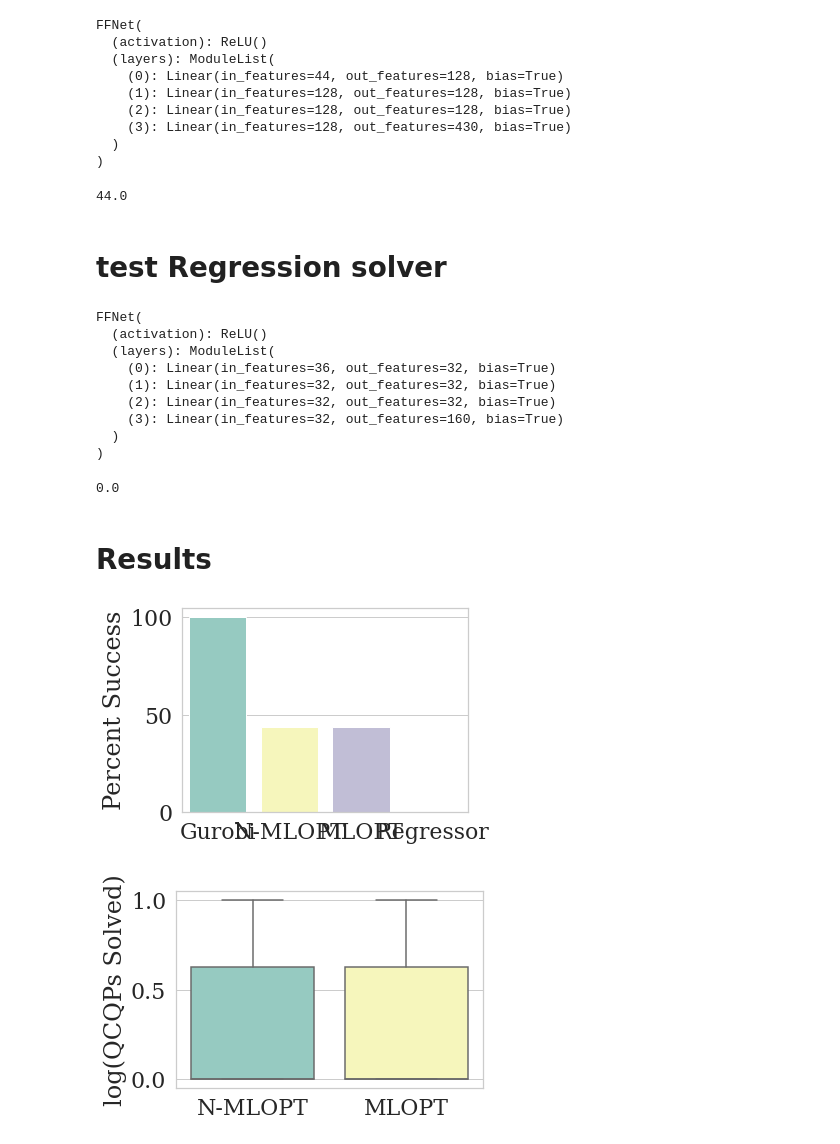
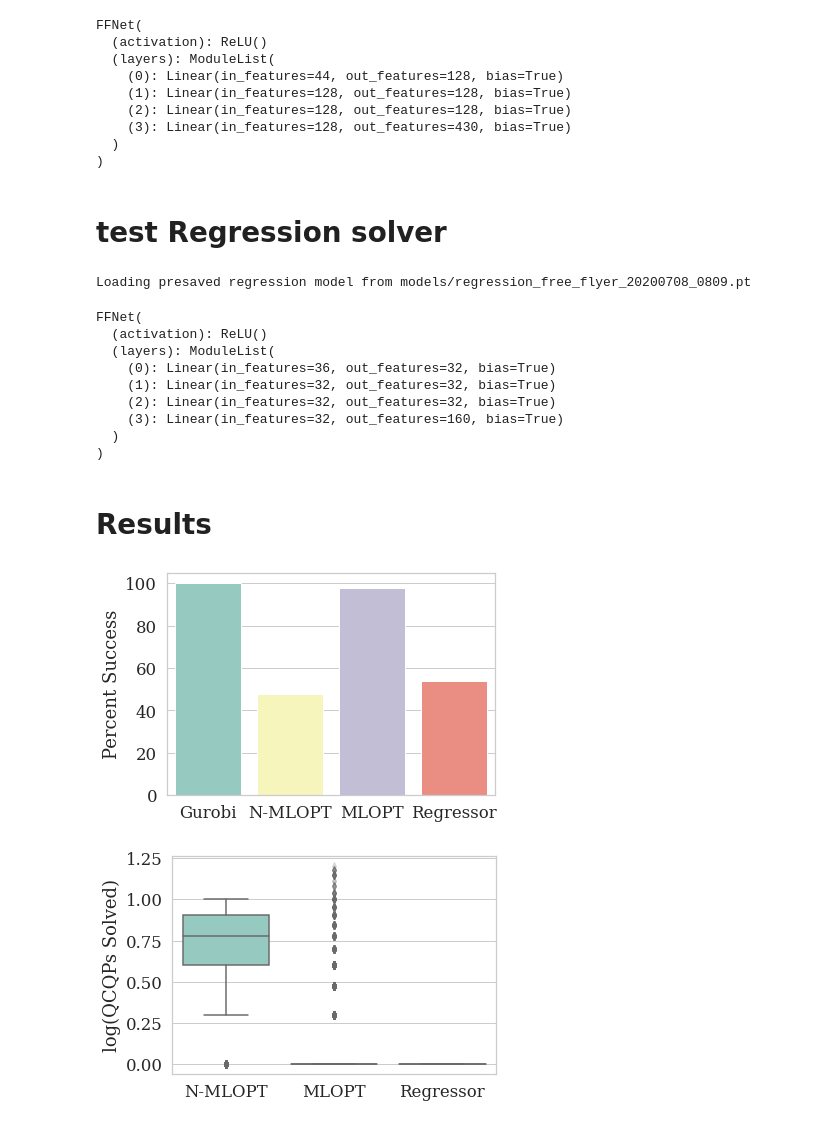
Before and after one commit to StanfordASL/CoCo, a Jupyter notebook: free_flyer_dev.ipynb, the cells around one changed output. Saved outputs shown, nothing was run; the diff lists cells and outputs as text; code cells hidden in the pictures.

Commit message:
Adding in plotting results for free-flyer

```diff
--- a/free_flyer_dev.ipynb
+++ b/free_flyer_dev.ipynb
@@ -181,6 +180,7 @@ print(mlopt_ts_obj.model_fn)
 # %%
 n_succ = 0
 count = 0
+gurobi_mlopt_fail = 0
 
 costs_mlopt = []
 total_time_mlopt = []
@@ -192,13 +192,15 @@ total_time_ip = []
 num_solves_ip = []
 
 for ii in range(n_test):
+    if ii % 1000 == 0:
+        print('{} / {}'.format(ii,n_test))
     prob_params = {}
-    p_test = test_data[0]
     for k in p_test.keys():
         prob_params[k] = p_test[k][ii]
 
     try:
-        prob_success, cost, total_time, n_evals = mlopt_obj.forward(prob_params)
+        prob_success, cost, total_time, n_evals = mlopt_ts_obj.forward(prob_params)
+
 
         count += 1
         if prob_success:
@@ -213,6 +215,8 @@ for ii in range(n_test):
 
             cost_ratios_mlopt += [cost / true_cost]
     except:
+        print('Solver failed at {}'.format(ii))
+        gurobi_mlopt_fail += 1
         continue
 
 costs_mlopt = np.array(costs_mlopt)
@@ -226,8 +230,6 @@ num_solves_ip = np.array(num_solves_ip, dtype=int)
 
 mlopt_percentage = 100 * float(n_succ) / float(count)
 mlopt_percentage
-# %% [output]
-44.0
 # %% [markdown]
 # test Regression solver
 # %%
@@ -242,20 +244,24 @@ reg_obj.construct_strategies(n_features, train_data)
 # %%
 reg_obj.setup_network()
 
+fn_saved = 'models/regression_free_flyer_20200708_0809.pt'
+reg_obj.load_network(fn_saved)
+
 reg_obj.model
 # %% [output]
-FFNet(
-  (activation): ReLU()
-  (layers): ModuleList(
-    (0): Linear(in_features=36, out_features=32, bias=True)
-    (1): Linear(in_features=32, out_features=32, bias=True)
-    (2): Linear(in_features=32, out_features=32, bias=True)
-    (3): Linear(in_features=32, out_features=160, bias=True)
-  )
-)
+Loading presaved regression model from models/regression_free_flyer_20200708_0809.pt
+FFNet(
+  (activation): ReLU()
+  (layers): ModuleList(
+    (0): Linear(in_features=36, out_features=32, bias=True)
+    (1): Linear(in_features=32, out_features=32, bias=True)
+    (2): Linear(in_features=32, out_features=32, bias=True)
+    (3): Linear(in_features=32, out_features=160, bias=True)
+  )
+)
 # %%
 mlopt_obj.training_params['TRAINING_ITERATIONS'] = 500
-reg_obj.train()
+reg_obj.train(verbose=False)
 print(reg_obj.model_fn)
 # %%
 n_succ = 0
@@ -269,7 +275,6 @@ cost_ratios_reg = []
 
 for ii in range(n_test):
     prob_params = {}
-    p_test = test_data[0]
     for k in p_test.keys():
         prob_params[k] = p_test[k][ii]
 
@@ -295,20 +300,20 @@ num_solves_reg = np.array(num_solves_reg, dtype=int)
 
 reg_percentage = 100 * float(n_succ) / float(count)
 reg_percentage
-# %% [output]
-0.0
 # %% [markdown]
 # Results
 # %%
 import math
 import seaborn as sns
-sns.set(font_scale=2., font="serif", style="whitegrid")
+sns.set(font_scale=1.5, font="serif", style="whitegrid")
 import pandas as pd
+
+flierprops = {'alpha':0.2}
 # %%
 results = {'Gurobi':[100.], 'N-MLOPT':[mlopt_naive_percentage], 'MLOPT':[mlopt_percentage], 'Regressor':[reg_percentage]}
 results = pd.DataFrame(results)
 
-ax1 = sns.barplot(data=results, palette="Set3")
+ax1 = sns.barplot(data=results, palette="Set3", label='small')
 ax1.set(xlabel="", ylabel="Percent Success")
 
 plt.tight_layout()
@@ -316,19 +321,22 @@ plt.tight_layout()
 figure = ax1.get_figure()
 # # figure.savefig("loss.pdf")
 # %% [output]
-[figure, old version]
+[figure, new version]
 # %%
-results = {'N-MLOPT':np.log10(num_solves_naive_mlopt), \
-          'MLOPT':np.log10(num_solves_mlopt)} #, 'Regressor':np.log10(num_solves_reg)}
+results = {}
+results['Policy'] = ['N-MLOPT']*len(num_solves_naive_mlopt) + \
+    ['MLOPT']*len(num_solves_mlopt) + ['Regressor']*len(num_solves_reg)
+results['Solves'] = np.hstack((np.log10(num_solves_naive_mlopt), \
+    np.log10(num_solves_mlopt), np.log10(num_solves_reg)))
 results = pd.DataFrame(results)
 
-ax1 = sns.boxplot(data=results, palette="Set3")
+ax1 = sns.boxplot(x=results['Policy'], y=results['Solves'], palette="Set3", flierprops=flierprops)
 ax1.set(xlabel="", ylabel="log(QCQPs Solved)")
 
 plt.tight_layout()
 
 figure = ax1.get_figure()
 # figure.savefig("loss.pdf")
 # %% [output]
-[figure, old version]
+[figure, new version]
 # %%
```
Also changed, not shown: parts of 8 cells of this notebook, 12 other files.
